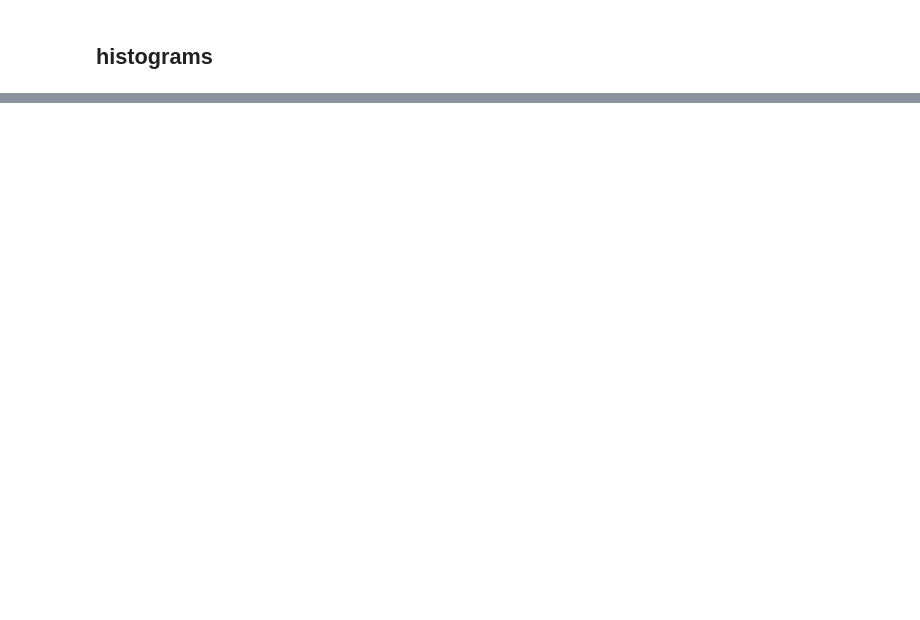
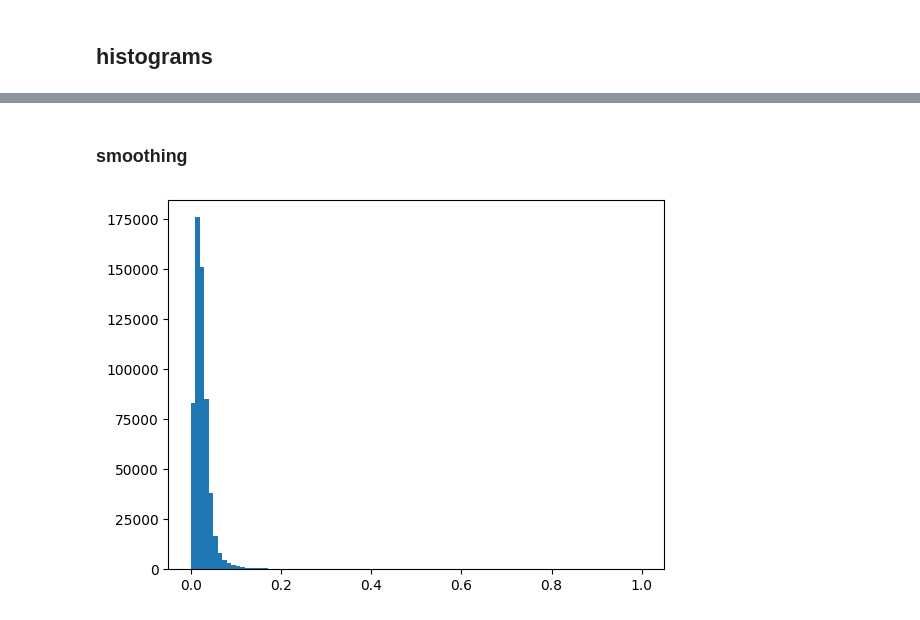
Before and after one commit to marekd6/CV1_labs, a Jupyter notebook: Assignment 02-20251125/cv1_2_2.ipynb, the cells around one changed output, grey strips where cells are left out. Cells and saved outputs as stored; diff of their text form; code cells hidden in the pictures; blank space fills up the shorter version.

Commit message:
hists

```diff
--- a/Assignment 02-20251125/cv1_2_2.ipynb
+++ b/Assignment 02-20251125/cv1_2_2.ipynb
@@ -65,0 +92,6 @@ plt.imshow(Sobel_S, cmap=plt.cm.gray)
+# %% [markdown]
+### smoothing
+# %%
+hist_S = plt.hist(Sobel_S.ravel(), bins=100, range=(0,1))
+# %% [output]
+[figure, added]
```
Also changed, not shown: parts of 8 cells of this notebook.
